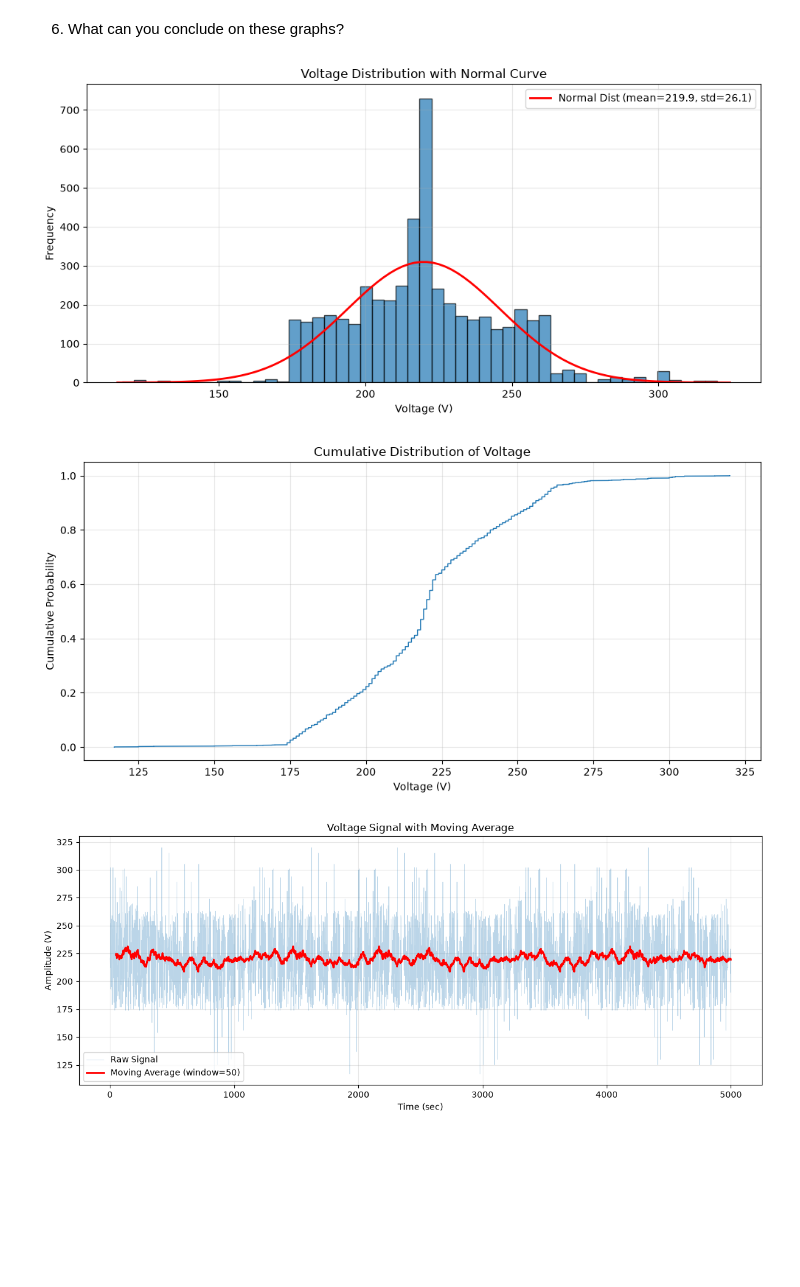
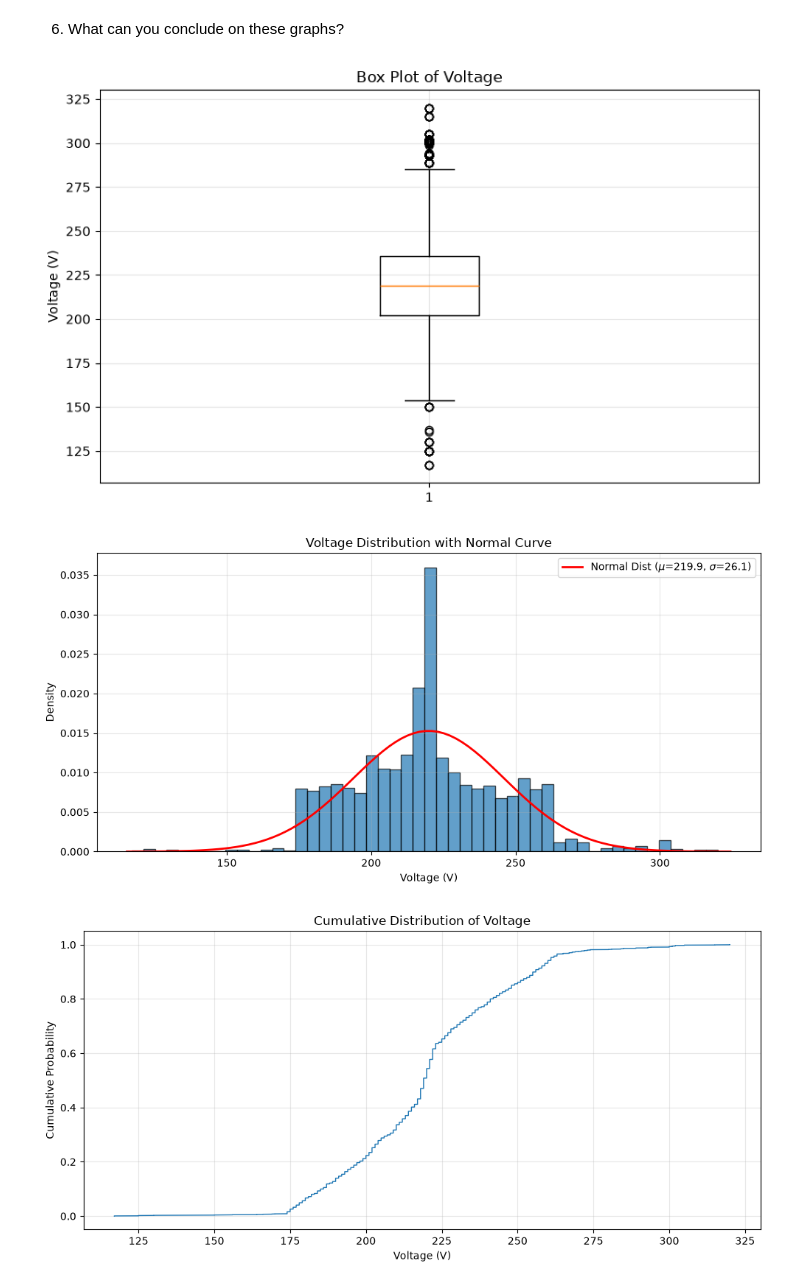
Before and after one commit to leon-pscl/CPE027-pscl, a Jupyter notebook: Seatwork3/Group6_Seatwork3_CPE027.ipynb, the cells around one changed output. Drawn from its saved outputs; the diff is of its cells as text; code cells hidden in the pictures; blank space fills up the shorter version.

```diff
--- a/Seatwork3/Group6_Seatwork3_CPE027.ipynb
+++ b/Seatwork3/Group6_Seatwork3_CPE027.ipynb
@@ -136,47 +115,57 @@ plt.show()
 
 6. What can you conclude on these graphs?
 # %%
+# Item 6: Additional Visualizations
+
+# Visualization 1: Box plot of voltage
+plt.figure(figsize=(8, 5))
+plt.boxplot(voltage, vert=True)
+plt.ylabel('Voltage (V)')
+plt.title('Box Plot of Voltage')
+plt.grid(True, alpha=0.3)
+plt.tight_layout()
+plt.show()
+
 # Visualization 2: Voltage distribution with normal curve overlay
 plt.figure(figsize=(10, 5))
-count, bins, ignored = plt.hist(voltage, bins=50, alpha=0.7, edgecolor='black')
+count, bins, ignored = plt.hist(voltage, bins=50, density=True, alpha=0.7, edgecolor='black')
 mu, sigma = avg_voltage, std_voltage
-bin_width = bins[1] - bins[0]
 x = np.linspace(mu - 4*sigma, mu + 4*sigma, 100)
-plt.plot(x, stats.norm.pdf(x, mu, sigma) * len(voltage) * bin_width, 'r-', linewidth=2, label='Normal Dist (mean=' + f'{mu:.1f}' + ', std=' + f'{sigma:.1f}' + ')')
+plt.plot(x, stats.norm.pdf(x, mu, sigma), 'r-', linewidth=2, label=f'Normal Dist ($\mu$={mu:.1f}, $\sigma$={sigma:.1f})')
 plt.xlabel('Voltage (V)')
-plt.ylabel('Frequency')
+plt.ylabel('Density')
 plt.title('Voltage Distribution with Normal Curve')
 plt.legend()
 plt.grid(True, alpha=0.3)
 plt.tight_layout()
 plt.show()
 
 # Visualization 3: Cumulative distribution
 plt.figure(figsize=(10, 5))
 sorted_voltage = np.sort(voltage)
 cdf = np.arange(1, len(sorted_voltage) + 1) / len(sorted_voltage)
 plt.plot(sorted_voltage, cdf, linewidth=1)
 plt.xlabel('Voltage (V)')
 plt.ylabel('Cumulative Probability')
 plt.title('Cumulative Distribution of Voltage')
 plt.grid(True, alpha=0.3)
 plt.tight_layout()
 plt.show()
 
 # Visualization 4: Moving average to show trend
-window_size = 50 #determines how many consecutive data points are averaged to produce each smoothed value.
+window_size = 50
 moving_avg = voltage.rolling(window=window_size).mean()
 plt.figure(figsize=(12, 5))
 plt.plot(df['Time (sec)'], df['Amplitude (V)'], alpha=0.3, label='Raw Signal', linewidth=0.5)
 plt.plot(df['Time (sec)'], moving_avg, 'r-', label=f'Moving Average (window={window_size})', linewidth=2)
 plt.xlabel('Time (sec)')
 plt.ylabel('Amplitude (V)')
 plt.title('Voltage Signal with Moving Average')
 plt.legend()
 plt.grid(True, alpha=0.3)
 plt.tight_layout()
 plt.show()
 # %% [output]
-[figure, old version]
+[figure, new version]
-[figure, old version]
+[figure, new version]
-[figure, old version]
+[figure, new version]
```
Also changed, not shown: parts of 16 cells of this notebook.
